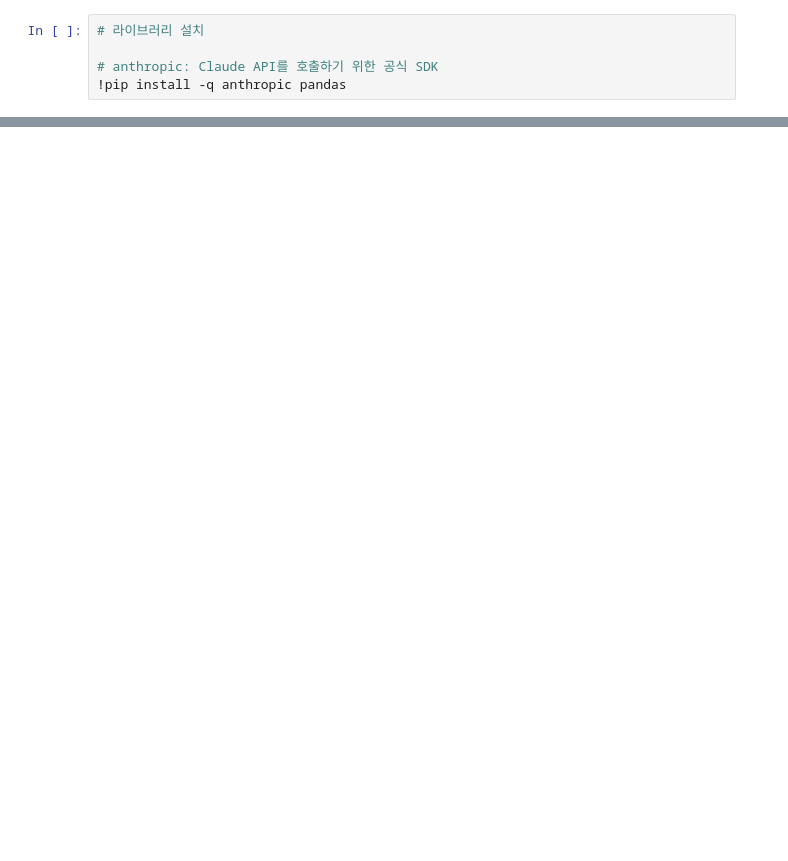
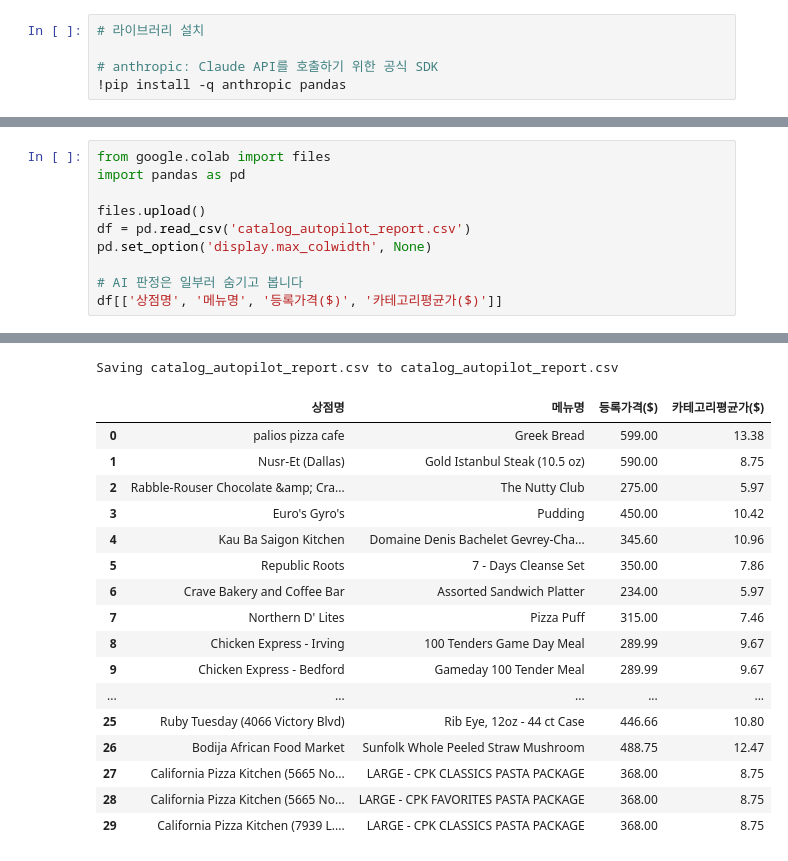
Before and after one commit to hwasun-zip/Catalog-AutoPilot, a Jupyter notebook: Catalog_AutoPilot.ipynb, the cells around one changed output, grey strips where cells are left out. Saved outputs shown, nothing was run; the diff lists cells and outputs as text; blank space fills up the shorter version.

Commit message:
Colab을 통해 생성됨

```diff
--- a/Catalog_AutoPilot.ipynb
+++ b/Catalog_AutoPilot.ipynb
@@ -402,3 +276,14 @@ files.download('catalog_autopilot_report.csv')
 저장 완료: catalog_autopilot_report.csv
 [interactive output not drawn]
 [interactive output not drawn]
+# %%
+from google.colab import files
+import pandas as pd
+
+files.upload()
+df = pd.read_csv('catalog_autopilot_report.csv')
+pd.set_option('display.max_colwidth', None)
+
+# AI 판정은 일부러 숨기고 봅니다
+df[['상점명', '메뉴명', '등록가격($)', '카테고리평균가($)']]
+# %% [output]
@@ -404,0 +291,18 @@ files.download('catalog_autopilot_report.csv')
+Saving catalog_autopilot_report.csv to catalog_autopilot_report.csv
+|  | 상점명 | 메뉴명 | 등록가격($) | 카테고리평균가($) |
+| 0 | palios pizza cafe | Greek Bread | 599.00 | 13.38 |
+| 1 | Nusr-Et (Dallas) | Gold Istanbul Steak (10.5 oz) | 590.00 | 8.75 |
+| 2 | Rabble-Rouser Chocolate &amp; Cra... | The Nutty Club | 275.00 | 5.97 |
+| 3 | Euro's Gyro's | Pudding | 450.00 | 10.42 |
+| 4 | Kau Ba Saigon Kitchen | Domaine Denis Bachelet Gevrey-Cha... | 345.60 | 10.96 |
+| 5 | Republic Roots | 7 - Days Cleanse Set | 350.00 | 7.86 |
+| 6 | Crave Bakery and Coffee Bar | Assorted Sandwich Platter | 234.00 | 5.97 |
+| 7 | Northern D' Lites | Pizza Puff | 315.00 | 7.46 |
+| 8 | Chicken Express - Irving | 100 Tenders Game Day Meal | 289.99 | 9.67 |
+| 9 | Chicken Express - Bedford | Gameday 100 Tender Meal | 289.99 | 9.67 |
+| ... | ... | ... | ... | ... |
+| 25 | Ruby Tuesday (4066 Victory Blvd) | Rib Eye, 12oz - 44 ct Case | 446.66 | 10.80 |
+| 26 | Bodija African Food Market | Sunfolk Whole Peeled Straw Mushroom | 488.75 | 12.47 |
+| 27 | California Pizza Kitchen (5665 No... | LARGE - CPK CLASSICS PASTA PACKAGE | 368.00 | 8.75 |
+| 28 | California Pizza Kitchen (5665 No... | LARGE - CPK FAVORITES PASTA PACKAGE | 368.00 | 8.75 |
+| 29 | California Pizza Kitchen (7939 L.... | LARGE - CPK CLASSICS PASTA PACKAGE | 368.00 | 8.75 |
```
Also changed, not shown: parts of 15 cells of this notebook.
